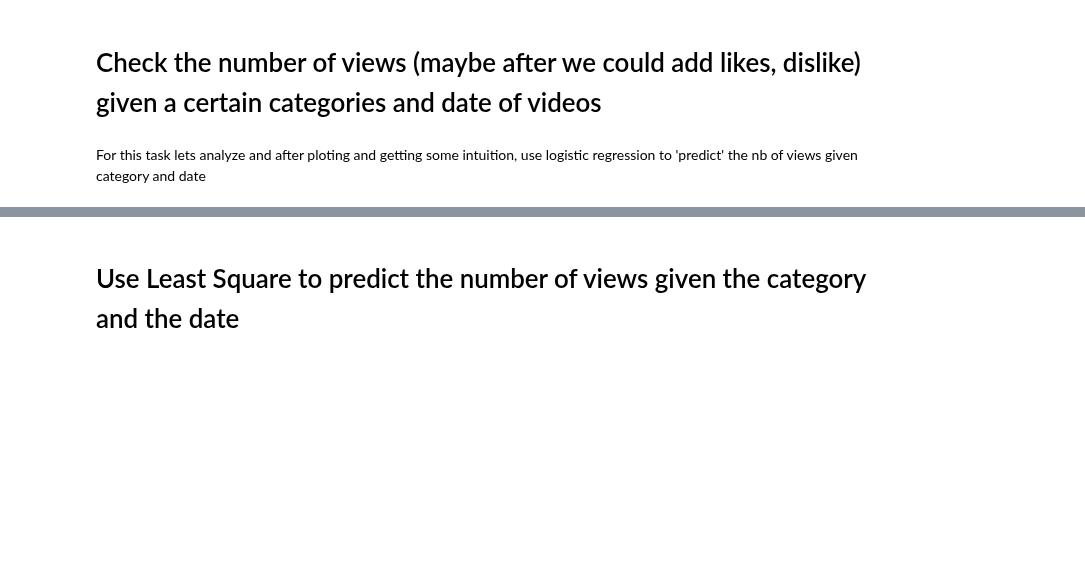
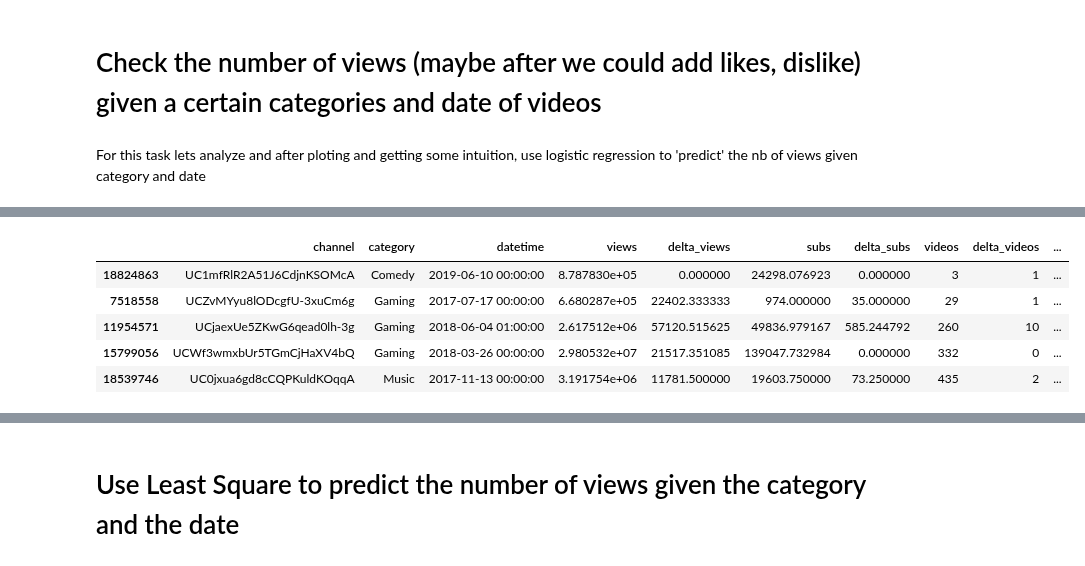
Before and after one commit to epfl-ada/ada-2022-project-adaptation, a Jupyter notebook: impl.ipynb, the cells around one changed output, grey strips where cells are left out. Drawn from its saved outputs; the diff is of its cells as text; code cells hidden in the pictures; blank space fills up the shorter version.

```diff
--- a/impl.ipynb
+++ b/impl.ipynb
@@ -527,0 +433,11 @@ plt.show()
+# %%
+# penalize the big channel (many subs) by dividing the number of delta views by nb of total subscribers
+df_time_series['views_over_subs'] = df_time_series.delta_views / df_time_series.subs
+df_time_series.sample(5)
+# %% [output]
+|  | channel | category | datetime | views | delta_views | subs | delta_subs | videos | delta_videos | ... |
+| 18824863 | UC1mfRlR2A51J6CdjnKSOMcA | Comedy | 2019-06-10 00:00:00 | 8.787830e+05 | 0.000000 | 24298.076923 | 0.000000 | 3 | 1 | ... |
+| 7518558 | UCZvMYyu8lODcgfU-3xuCm6g | Gaming | 2017-07-17 00:00:00 | 6.680287e+05 | 22402.333333 | 974.000000 | 35.000000 | 29 | 1 | ... |
+| 11954571 | UCjaexUe5ZKwG6qead0lh-3g | Gaming | 2018-06-04 01:00:00 | 2.617512e+06 | 57120.515625 | 49836.979167 | 585.244792 | 260 | 10 | ... |
+| 15799056 | UCWf3wmxbUr5TGmCjHaXV4bQ | Gaming | 2018-03-26 00:00:00 | 2.980532e+07 | 21517.351085 | 139047.732984 | 0.000000 | 332 | 0 | ... |
+| 18539746 | UC0jxua6gd8cCQPKuldKOqqA | Music | 2017-11-13 00:00:00 | 3.191754e+06 | 11781.500000 | 19603.750000 | 73.250000 | 435 | 2 | ... |
```
Also changed, not shown: parts of 40 cells of this notebook.
